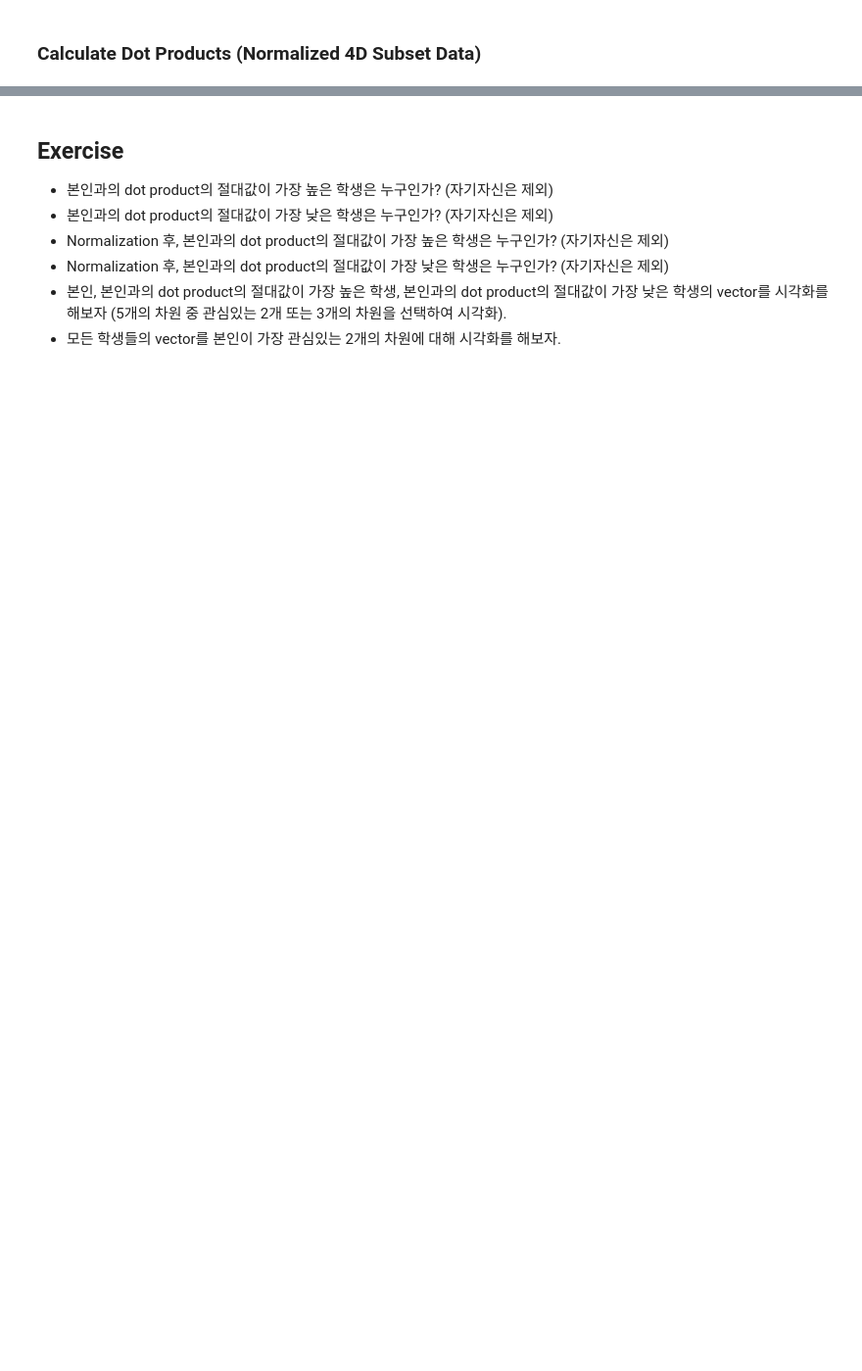
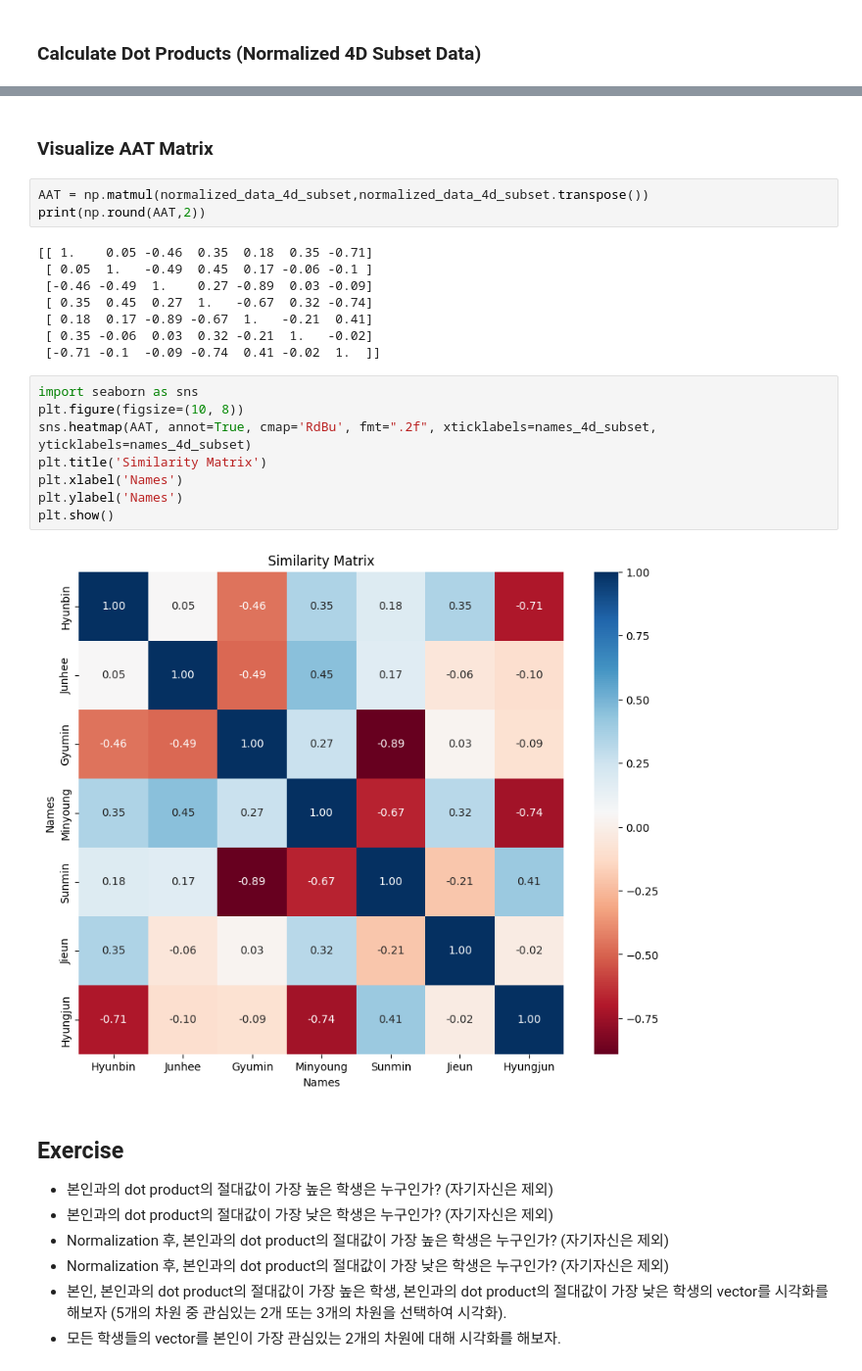
Before and after one commit to hufsaim/T03108701, a Jupyter notebook: notebook_2025/Lab01_vis_vectors.ipynb, the cells around one changed output, grey strips where cells are left out. Shown at 98% size. Saved outputs shown, nothing was run; the diff lists cells and outputs as text; blank space fills up the shorter version.

```diff
--- a/notebook_2025/Lab01_vis_vectors.ipynb
+++ b/notebook_2025/Lab01_vis_vectors.ipynb
@@ -320,3 +320,26 @@ dot product of Minju and Seoyeon = 0.14
+# %% [markdown]
+### Visualize AAT Matrix
+# %%
+AAT = np.matmul(normalized_data_4d_subset,normalized_data_4d_subset.transpose())
+print(np.round(AAT,2))
+# %% [output]
+[[ 1.    0.05 -0.46  0.35  0.18  0.35 -0.71]
+ [ 0.05  1.   -0.49  0.45  0.17 -0.06 -0.1 ]
+ [-0.46 -0.49  1.    0.27 -0.89  0.03 -0.09]
+ [ 0.35  0.45  0.27  1.   -0.67  0.32 -0.74]
+ [ 0.18  0.17 -0.89 -0.67  1.   -0.21  0.41]
+ [ 0.35 -0.06  0.03  0.32 -0.21  1.   -0.02]
+ [-0.71 -0.1  -0.09 -0.74  0.41 -0.02  1.  ]]
+# %%
+import seaborn as sns
+plt.figure(figsize=(10, 8))
+sns.heatmap(AAT, annot=True, cmap='RdBu', fmt=".2f", xticklabels=names_4d_subset, yticklabels=names_4d_subset)
+plt.title('Similarity Matrix')
+plt.xlabel('Names')
+plt.ylabel('Names')
+plt.show()
+# %% [output]
+[figure, added]
 # %% [markdown]
 ## Exercise
 - 본인과의 dot product의 절대값이 가장 높은 학생은 누구인가? (자기자신은 제외)
```
Also changed, not shown: parts of 14 cells of this notebook.
